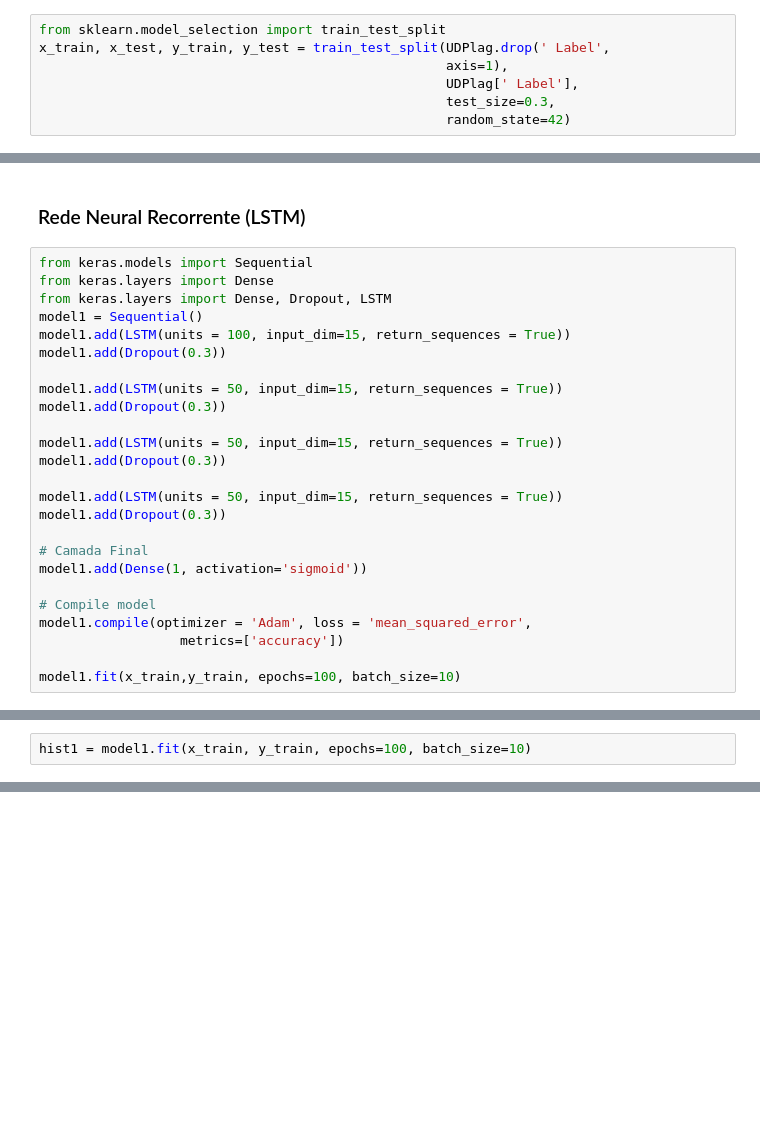
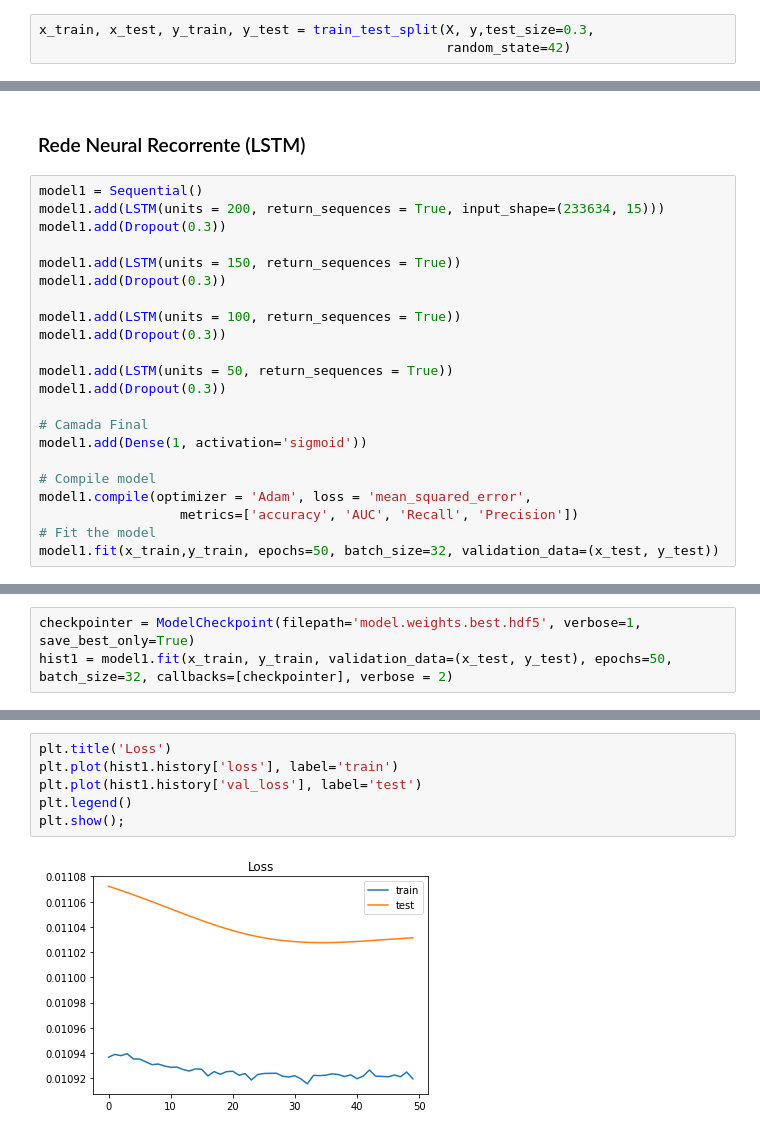
Before and after one commit to RodrigoTorbes/DeteccaoDDoS_DeepLearning, a Jupyter notebook: deeplearning_UDPlag.ipynb, the cells around one changed output, grey strips where cells are left out. Cells and saved outputs as stored; diff of their text form; blank space fills up the shorter version.

```diff
--- a/deeplearning_UDPlag.ipynb
+++ b/deeplearning_UDPlag.ipynb
@@ -47,9 +65,5 @@ UDPlag
 # %%
-from sklearn.model_selection import train_test_split
-x_train, x_test, y_train, y_test = train_test_split(UDPlag.drop(' Label',
-                                                    axis=1),
-                                                    UDPlag[' Label'],
-                                                    test_size=0.3,
+x_train, x_test, y_train, y_test = train_test_split(X, y,test_size=0.3,
                                                     random_state=42)
 # %%
 # Formato dos dados de entrada
@@ -206,20 +217,17 @@ print(y_test.shape)
 # %% [markdown]
 ### Rede Neural Recorrente (LSTM)
 # %%
-from keras.models import Sequential
-from keras.layers import Dense
-from keras.layers import Dense, Dropout, LSTM
 model1 = Sequential()
-model1.add(LSTM(units = 100, input_dim=15, return_sequences = True))
+model1.add(LSTM(units = 200, return_sequences = True, input_shape=(233634, 15)))
 model1.add(Dropout(0.3))
 
-model1.add(LSTM(units = 50, input_dim=15, return_sequences = True))
+model1.add(LSTM(units = 150, return_sequences = True))
 model1.add(Dropout(0.3))
 
-model1.add(LSTM(units = 50, input_dim=15, return_sequences = True))
+model1.add(LSTM(units = 100, return_sequences = True))
 model1.add(Dropout(0.3))
 
-model1.add(LSTM(units = 50, input_dim=15, return_sequences = True))
+model1.add(LSTM(units = 50, return_sequences = True))
 model1.add(Dropout(0.3))
 
 # Camada Final
@@ -227,7 +235,7 @@ model1.add(Dense(1, activation='sigmoid'))
 
 # Compile model
 model1.compile(optimizer = 'Adam', loss = 'mean_squared_error',
-                  metrics=['accuracy'])
-
-model1.fit(x_train,y_train, epochs=100, batch_size=10)
+                  metrics=['accuracy', 'AUC', 'Recall', 'Precision'])
+# Fit the model
+model1.fit(x_train,y_train, epochs=50, batch_size=32, validation_data=(x_test, y_test))
 # %% [output]
@@ -269,5 +279,3 @@ Trainable params: 117,051
 Non-trainable params: 0
 _________________________________________________________________
 None
-# %%
-hist1 = model1.fit(x_train, y_train, epochs=100, batch_size=10)
@@ -291,0 +282,3 @@ Epoch 100/100
+# %%
+checkpointer = ModelCheckpoint(filepath='model.weights.best.hdf5', verbose=1, save_best_only=True)
+hist1 = model1.fit(x_train, y_train, validation_data=(x_test, y_test), epochs=50, batch_size=32, callbacks=[checkpointer], verbose = 2)
@@ -296,0 +318,8 @@ Acurácia: 98.89%
+# %%
+plt.title('Loss')
+plt.plot(hist1.history['loss'], label='train')
+plt.plot(hist1.history['val_loss'], label='test')
+plt.legend()
+plt.show();
+# %% [output]
+[figure, added]
```
Also changed, not shown: parts of 17 cells of this notebook.
